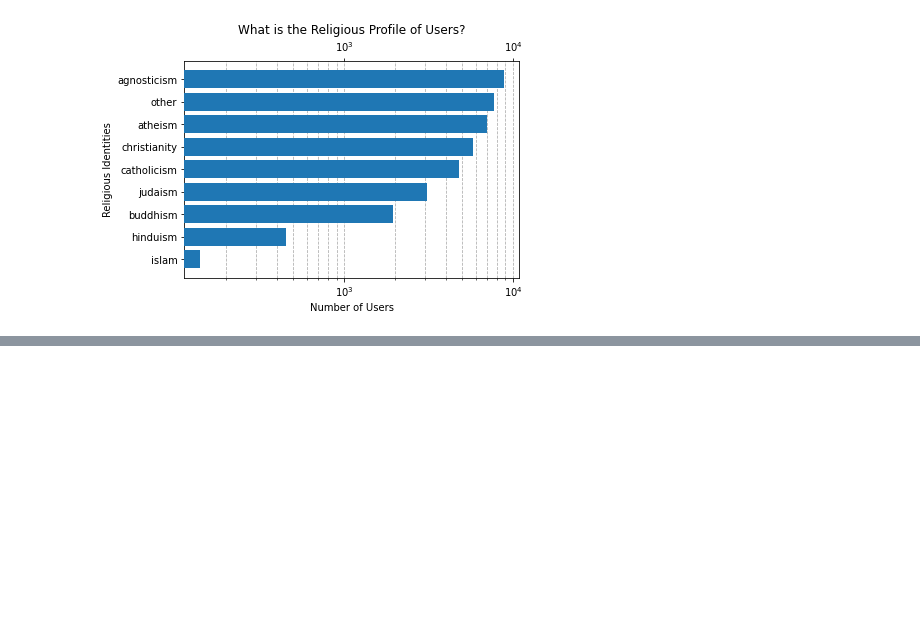
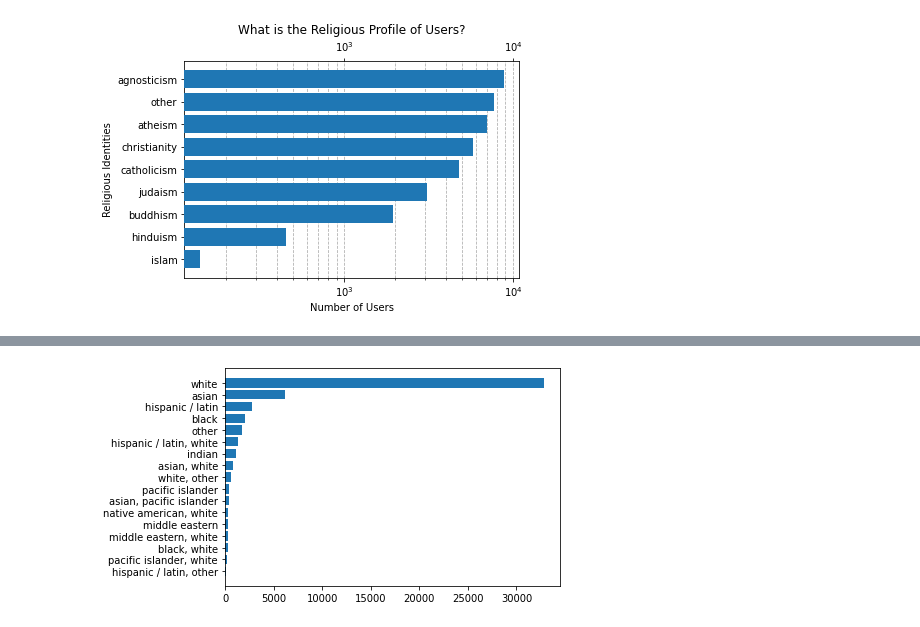
Before and after one commit to pscoppock/ML-capstone-project, a Jupyter notebook: ml_capstone_02.ipynb, the cells around one changed output, grey strips where cells are left out. Saved outputs shown, nothing was run; the diff lists cells and outputs as text; code cells hidden in the pictures; blank space fills up the shorter version.

```diff
--- a/ml_capstone_02.ipynb
+++ b/ml_capstone_02.ipynb
@@ -254,0 +222,14 @@ len(states_list)
+# %%
+eth_df = df.ethnicity.value_counts().reset_index()
+eth_df_top10 = eth_df[:17][:]
+eth_nums = eth_df_top10.ethnicity.values
+labels = eth_df_top10['index'].values
+labelsp = []
+for label in labels:
+    labelsp.append(label.title())
+#eth_df['index'].values
+# %%
+plt.barh(labels, eth_nums)
+plt.gca().invert_yaxis()
+# %% [output]
+[figure, added]
```
Also changed, not shown: parts of 19 cells of this notebook, 1 other file.
